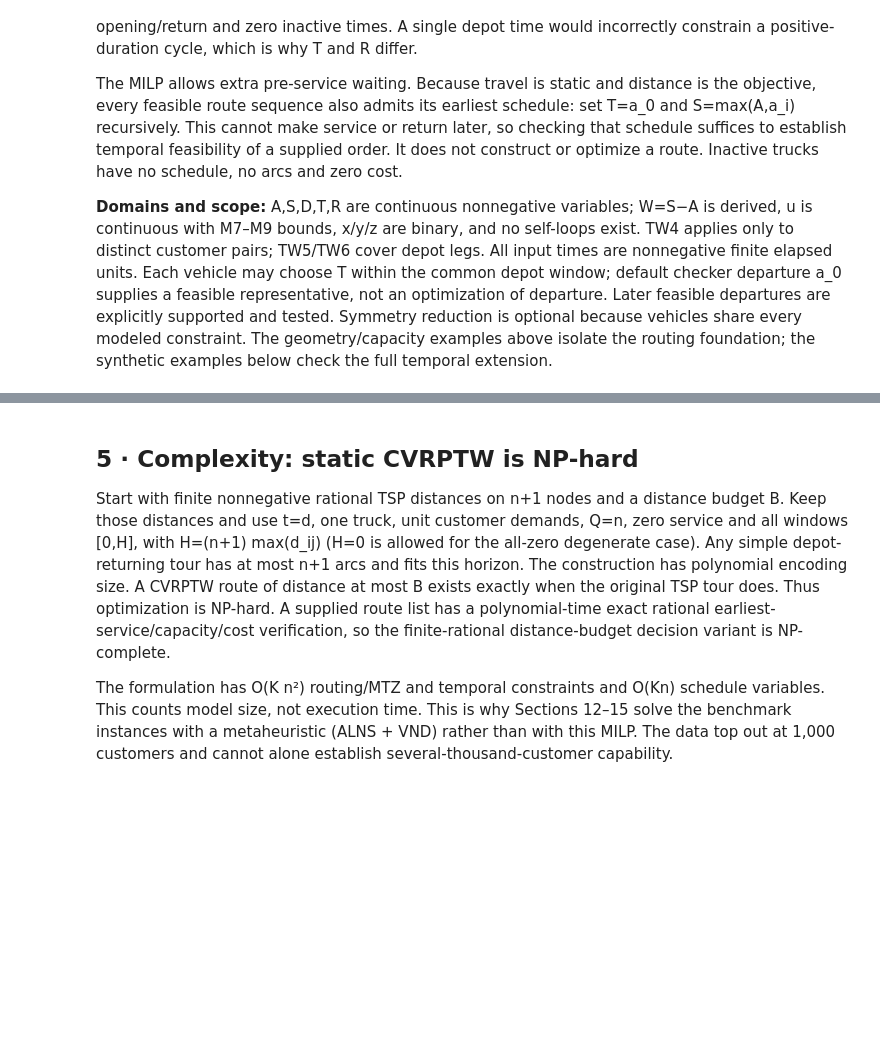
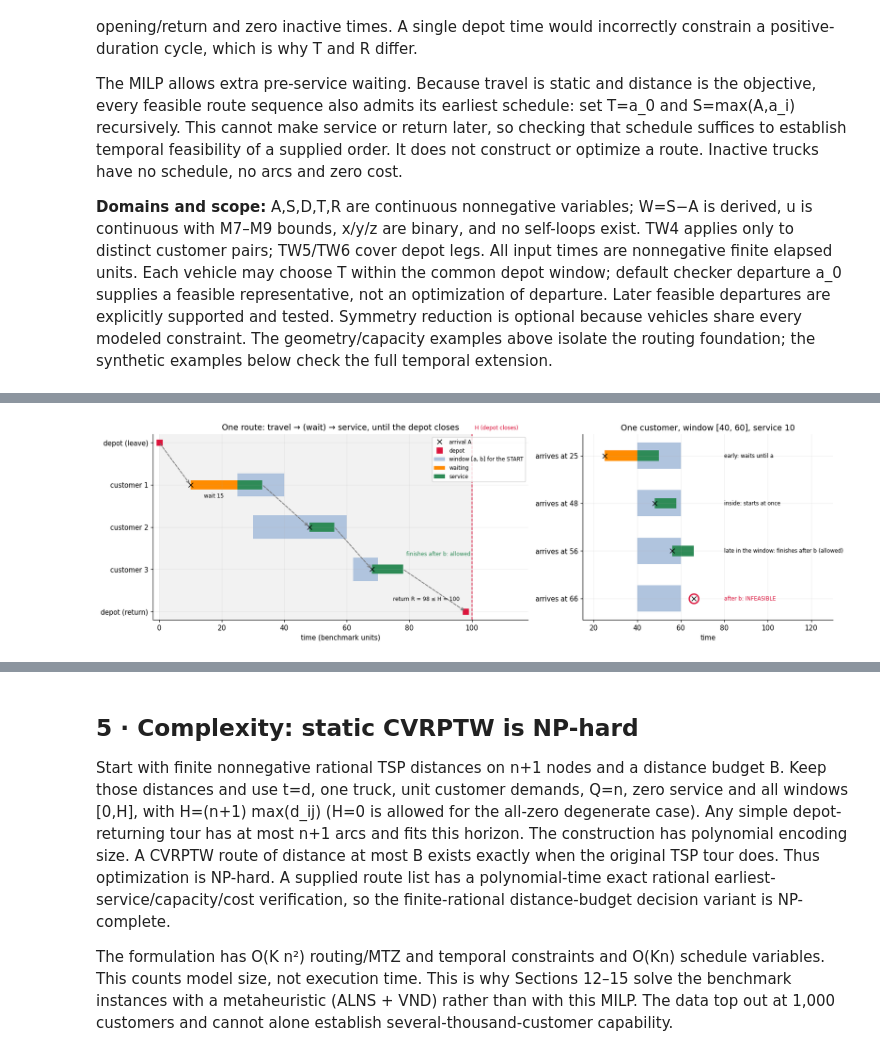
Before and after one commit to DennixAI/EcoRoute-CVRPTW, a Jupyter notebook: main.ipynb, the cells around one changed output, grey strips where cells are left out. Cells and saved outputs as stored; diff of their text form; code cells hidden in the pictures; blank space fills up the shorter version.

```diff
--- a/main.ipynb
+++ b/main.ipynb
@@ -86,3 +86,14 @@ DATA_ROOT = Path(os.environ.get("ECOROUTE_DATA_ROOT", PROJECT_ROOT / "data" / "b
 STRICT_DATA = os.environ.get("ECOROUTE_STRICT_DATA", "0") == "1"
 print("Fresh execution UTC:", datetime.now(timezone.utc).isoformat())
 print("Dataset root:", DATA_ROOT, "strict:", STRICT_DATA)
+
+# Selected figures are also written to docs/figures/ for the README when
+# ECOROUTE_EXPORT_FIGURES=1; by default the notebook only shows them inline.
+EXPORT_FIGURES = os.environ.get("ECOROUTE_EXPORT_FIGURES", "0") == "1"
+FIGURE_DIR = PROJECT_ROOT / "docs" / "figures"
+
+
+def export_figure(fig, name):
+    if EXPORT_FIGURES:
+        FIGURE_DIR.mkdir(parents=True, exist_ok=True)
+        fig.savefig(FIGURE_DIR / f"{name}.png", dpi=110, bbox_inches="tight")
@@ -581,0 +626,74 @@ The MILP allows extra pre-service waiting. Because travel is static and distance
+# %%
+# Illustrative data: (name, travel time from the previous stop, window [a, b], service s); depot window [0, H].
+H_DEMO = 100.0
+DEMO_STOPS = [("customer 1", 10.0, (25.0, 40.0), 8.0),
+              ("customer 2", 15.0, (30.0, 60.0), 8.0),
+              ("customer 3", 12.0, (62.0, 70.0), 10.0)]
+RETURN_TRAVEL = 20.0
+
+timeline, clock = [], 0.0                    # T = a_0 = 0: earliest departure from the depot
+for name, travel, (a, b), s in DEMO_STOPS:
+    arrival = clock + travel                 # A_j = D_i + t_ij        (TW4/TW5 with x_ij = 1)
+    start = max(arrival, a)                  # S_j >= A_j and S_j >= a_j (TW2)
+    assert start <= b, f"{name}: late start"  # S_j <= b_j               (TW2)
+    clock = start + s                        # D_j = S_j + s_j          (TW2)
+    timeline.append(dict(stop=name, travel=travel, a=a, b=b, arrival=arrival, wait=start - arrival,
+                         start=start, departure=clock))
+back = clock + RETURN_TRAVEL                 # R = D_last + t_last,0    (TW6)
+assert back <= H_DEMO                        # R <= H                   (TW3)
+
+fig, (ax1, ax2) = plt.subplots(1, 2, figsize=(16, 4.8), gridspec_kw={"width_ratios": [1.5, 1]})
+stop_rows = {row["stop"]: k + 1 for k, row in enumerate(timeline)}
+ax1.axvspan(0, H_DEMO, color="0.95", zorder=0)
+ax1.axvline(H_DEMO, color="crimson", lw=1.2, ls="--")
+ax1.text(H_DEMO + 1, -0.35, "H (depot closes)", color="crimson", fontsize=8, va="center")
+previous_time, previous_row = 0.0, 0
+for row in timeline:
+    y = stop_rows[row["stop"]]
+    ax1.barh(y, row["b"] - row["a"], left=row["a"], height=0.55, color="lightsteelblue", label="window [a, b] for the START")
+    ax1.annotate("", xy=(row["arrival"], y), xytext=(previous_time, previous_row),
+                 arrowprops=dict(arrowstyle="->", color="0.45", lw=1.2, ls="--"))
+    if row["wait"] > 0:
+        ax1.barh(y, row["wait"], left=row["arrival"], height=0.22, color="darkorange", label="waiting")
+        ax1.text(row["arrival"] + row["wait"] / 2, y + 0.3, f"wait {row['wait']:g}", ha="center", fontsize=8)
+    ax1.barh(y, row["departure"] - row["start"], left=row["start"], height=0.22, color="seagreen", label="service")
+    ax1.plot(row["arrival"], y, "kx", ms=7, label="arrival A")
+    if row["departure"] > row["b"]:
+        ax1.text(row["departure"] + 1, y - 0.32, "finishes after b: allowed", fontsize=8, color="seagreen")
+    previous_time, previous_row = row["departure"], y
+end_row = len(timeline) + 1
+ax1.annotate("", xy=(back, end_row), xytext=(previous_time, previous_row),
+             arrowprops=dict(arrowstyle="->", color="0.45", lw=1.2, ls="--"))
+ax1.plot([0, back], [0, end_row], "s", color="crimson", ms=8, label="depot")
+ax1.text(back - 2, end_row - 0.3, f"return R = {back:g} ≤ H = {H_DEMO:g}", ha="right", va="center", fontsize=8)
+handles, labels = ax1.get_legend_handles_labels()
+unique = dict(zip(labels, handles))
+ax1.legend(unique.values(), unique.keys(), fontsize=8, loc="upper right")
+ax1.set_yticks(range(end_row + 1), ["depot (leave)"] + [r["stop"] for r in timeline] + ["depot (return)"])
+ax1.invert_yaxis()
+ax1.set(xlim=(-2, H_DEMO + 18), xlabel="time (benchmark units)", title="One route: travel → (wait) → service, until the depot closes")
+
+# Right: the four cases at one customer with window [40, 60] and service 10.
+win_a, win_b, svc = 40.0, 60.0, 10.0
+cases = [(25.0, "early: waits until a"), (48.0, "inside: starts at once"),
+         (56.0, "late in the window: finishes after b (allowed)"), (66.0, "after b: INFEASIBLE")]
+for y, (arrival, label) in enumerate(cases):
+    ax2.barh(y, win_b - win_a, left=win_a, height=0.55, color="lightsteelblue")
+    ax2.plot(arrival, y, "kx", ms=7)
+    if arrival > win_b:
+        ax2.plot(arrival, y, "o", mfc="none", mec="crimson", ms=14, mew=2)
+    else:
+        start = max(arrival, win_a)
+        if start > arrival:
+            ax2.barh(y, start - arrival, left=arrival, height=0.22, color="darkorange")
+        ax2.barh(y, svc, left=start, height=0.22, color="seagreen")
+    ax2.text(80, y, label, va="center", fontsize=8, color="crimson" if arrival > win_b else "black")
+ax2.set_yticks(range(len(cases)), [f"arrives at {c[0]:g}" for c in cases])
+ax2.invert_yaxis()
+ax2.set(xlim=(15, 130), xlabel="time", title="One customer, window [40, 60], service 10")
+fig.tight_layout()
+export_figure(fig, "modeling_time_windows")
+plt.show()
+display(pd.DataFrame(timeline).set_index("stop"))
+# %% [output]
+[figure, added]
```
Also changed, not shown: parts of 48 cells of this notebook, 24 other files.
